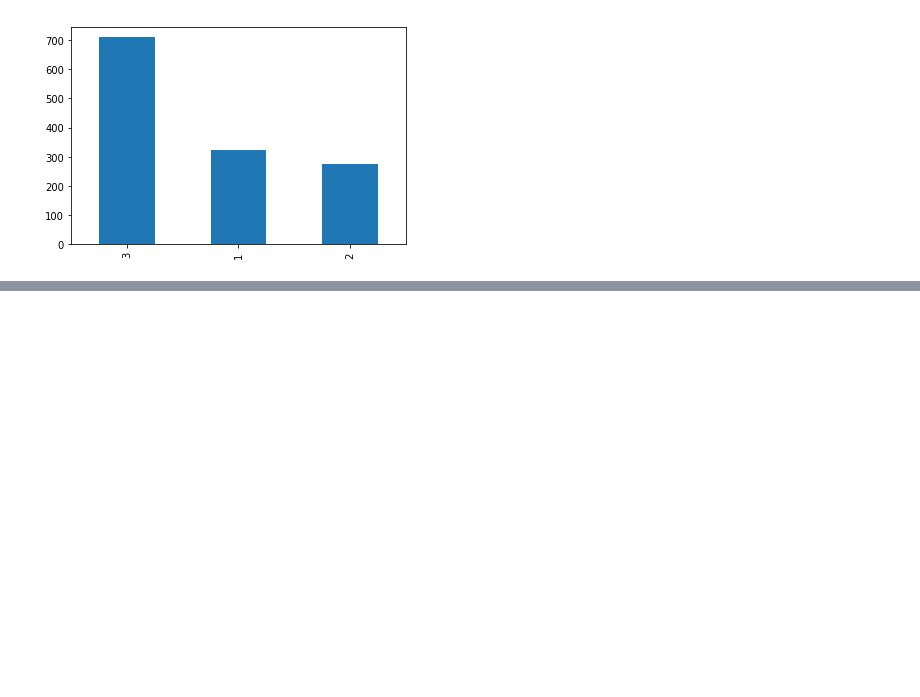
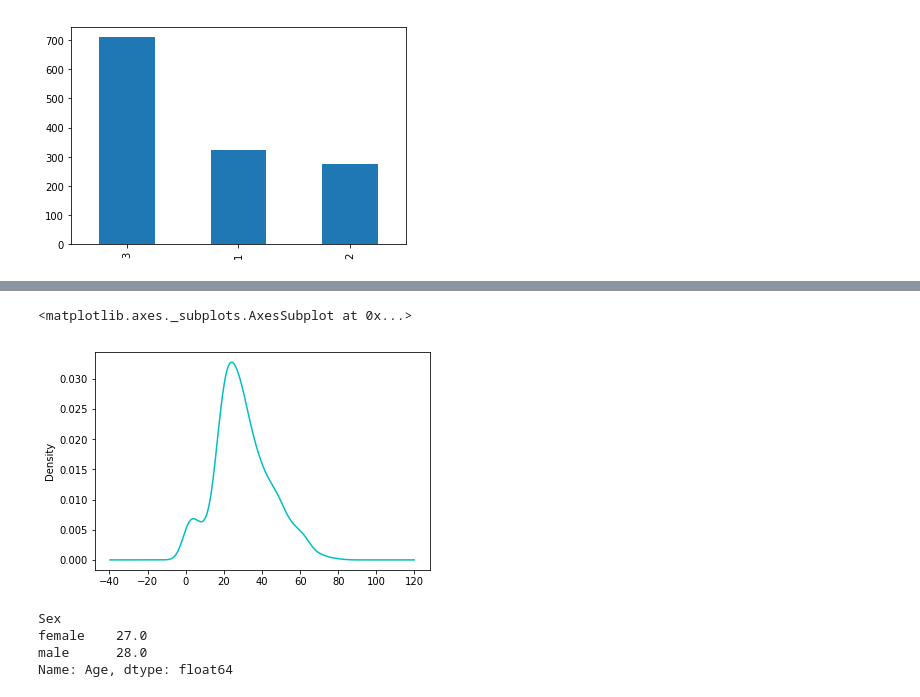
Before and after one commit to Maricha/Titanic, a Jupyter notebook: notebooks/Anali.ipynb, the cells around one changed output, grey strips where cells are left out. Cells and saved outputs as stored; diff of their text form; code cells hidden in the pictures; blank space fills up the shorter version.

```diff
--- a/notebooks/First.ipynb
+++ b/notebooks/Anali.ipynb
@@ -182,0 +188,12 @@ df.Pclass.value_counts().plot(kind='bar')
+# %%
+df.Age.plot(kind="kde", color="c")
+# %% [output]
+<matplotlib.axes._subplots.AxesSubplot at 0x...>
+[figure, added]
+# %%
+df.groupby(['Sex']).Age.median()
+# %% [output]
+Sex
+female    27.0
+male      28.0
+Name: Age, dtype: float64
```
Also changed, not shown: parts of 7 cells of this notebook, 1 other file.
